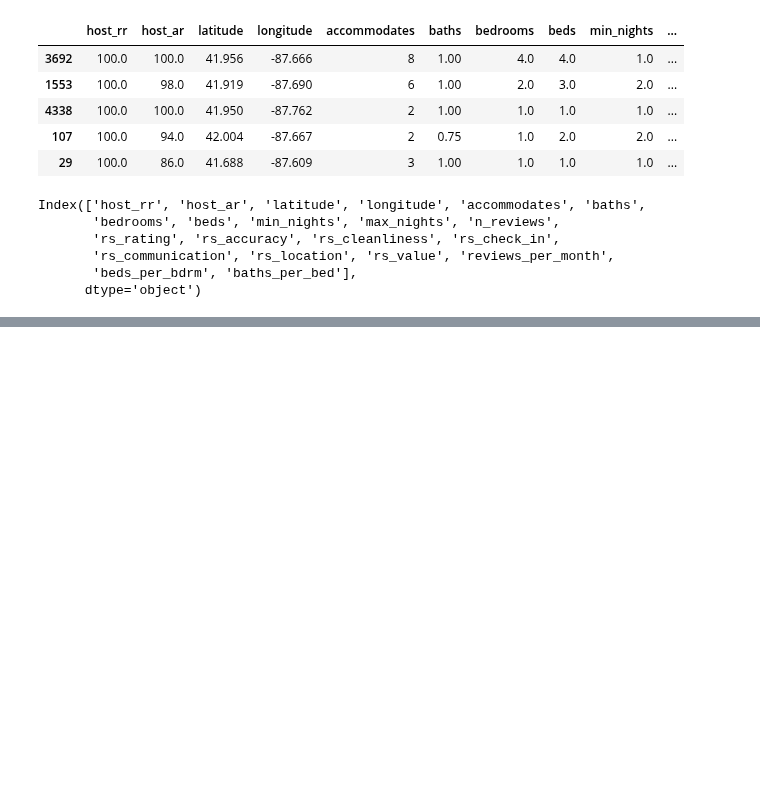
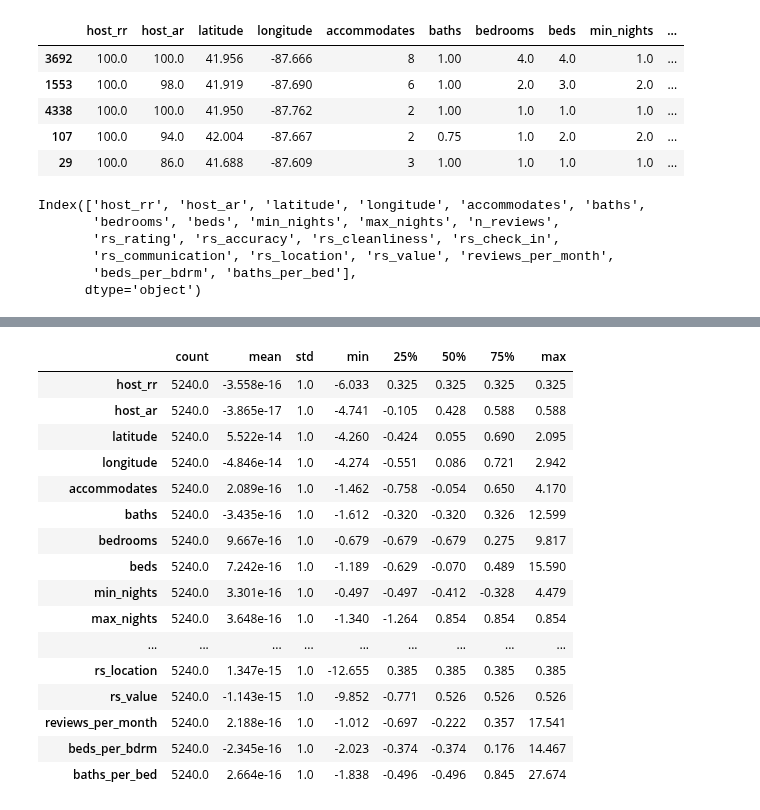
Before and after one commit to harera3/ML_Portfolio, a Jupyter notebook: 08_Chicago_AirBnB_Feature_Engineering.ipynb, the cells around one changed output, grey strips where cells are left out. Saved outputs shown, nothing was run; the diff lists cells and outputs as text; code cells hidden in the pictures; blank space fills up the shorter version.

```diff
--- a/08_Chicago_AirBnB_Feature_Engineering.ipynb
+++ b/08_Chicago_AirBnB_Feature_Engineering.ipynb
@@ -79,6 +113,26 @@ Index(['host_rr', 'host_ar', 'latitude', 'longitude', 'accommodates', 'baths',
 # %%
 from sklearn.preprocessing import StandardScaler
 
 scaler = StandardScaler()
-X_train_num = train[num_cols].copy()
-X_train_scaled = scaler.fit_transf
+X_train_scaled = scaler.fit_transform(X_train_num)
+X_train_scaled = pd.DataFrame(X_train_scaled,
+                             columns=num_cols)
+X_train_scaled.describe().T
+# %% [output]
+|  | count | mean | std | min | 25% | 50% | 75% | max |
+| host_rr | 5240.0 | -3.558e-16 | 1.0 | -6.033 | 0.325 | 0.325 | 0.325 | 0.325 |
+| host_ar | 5240.0 | -3.865e-17 | 1.0 | -4.741 | -0.105 | 0.428 | 0.588 | 0.588 |
+| latitude | 5240.0 | 5.522e-14 | 1.0 | -4.260 | -0.424 | 0.055 | 0.690 | 2.095 |
+| longitude | 5240.0 | -4.846e-14 | 1.0 | -4.274 | -0.551 | 0.086 | 0.721 | 2.942 |
+| accommodates | 5240.0 | 2.089e-16 | 1.0 | -1.462 | -0.758 | -0.054 | 0.650 | 4.170 |
+| baths | 5240.0 | -3.435e-16 | 1.0 | -1.612 | -0.320 | -0.320 | 0.326 | 12.599 |
+| bedrooms | 5240.0 | 9.667e-16 | 1.0 | -0.679 | -0.679 | -0.679 | 0.275 | 9.817 |
+| beds | 5240.0 | 7.242e-16 | 1.0 | -1.189 | -0.629 | -0.070 | 0.489 | 15.590 |
+| min_nights | 5240.0 | 3.301e-16 | 1.0 | -0.497 | -0.497 | -0.412 | -0.328 | 4.479 |
+| max_nights | 5240.0 | 3.648e-16 | 1.0 | -1.340 | -1.264 | 0.854 | 0.854 | 0.854 |
+| ... | ... | ... | ... | ... | ... | ... | ... | ... |
+| rs_location | 5240.0 | 1.347e-15 | 1.0 | -12.655 | 0.385 | 0.385 | 0.385 | 0.385 |
+| rs_value | 5240.0 | -1.143e-15 | 1.0 | -9.852 | -0.771 | 0.526 | 0.526 | 0.526 |
+| reviews_per_month | 5240.0 | 2.188e-16 | 1.0 | -1.012 | -0.697 | -0.222 | 0.357 | 17.541 |
+| beds_per_bdrm | 5240.0 | -2.345e-16 | 1.0 | -2.023 | -0.374 | -0.374 | 0.176 | 14.467 |
+| baths_per_bed | 5240.0 | 2.664e-16 | 1.0 | -1.838 | -0.496 | -0.496 | 0.845 | 27.674 |
```
Also changed, not shown: parts of 7 cells of this notebook.
